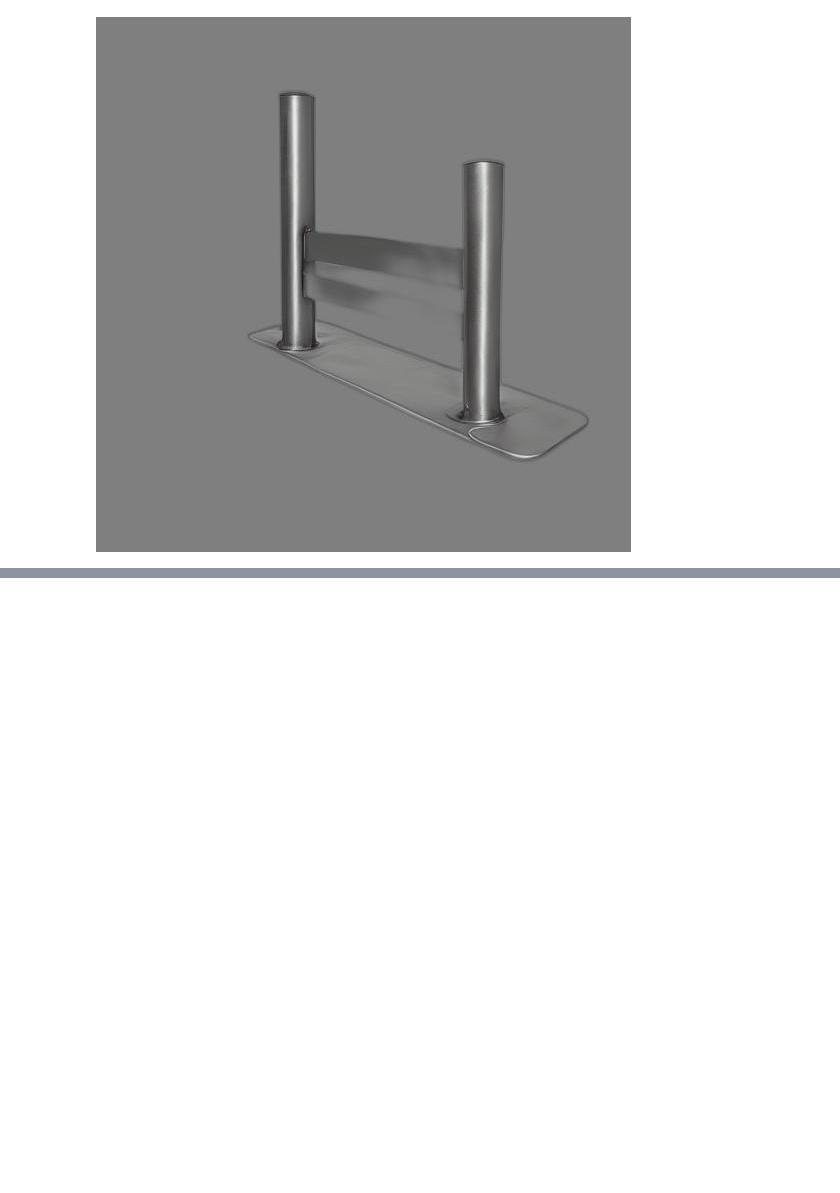
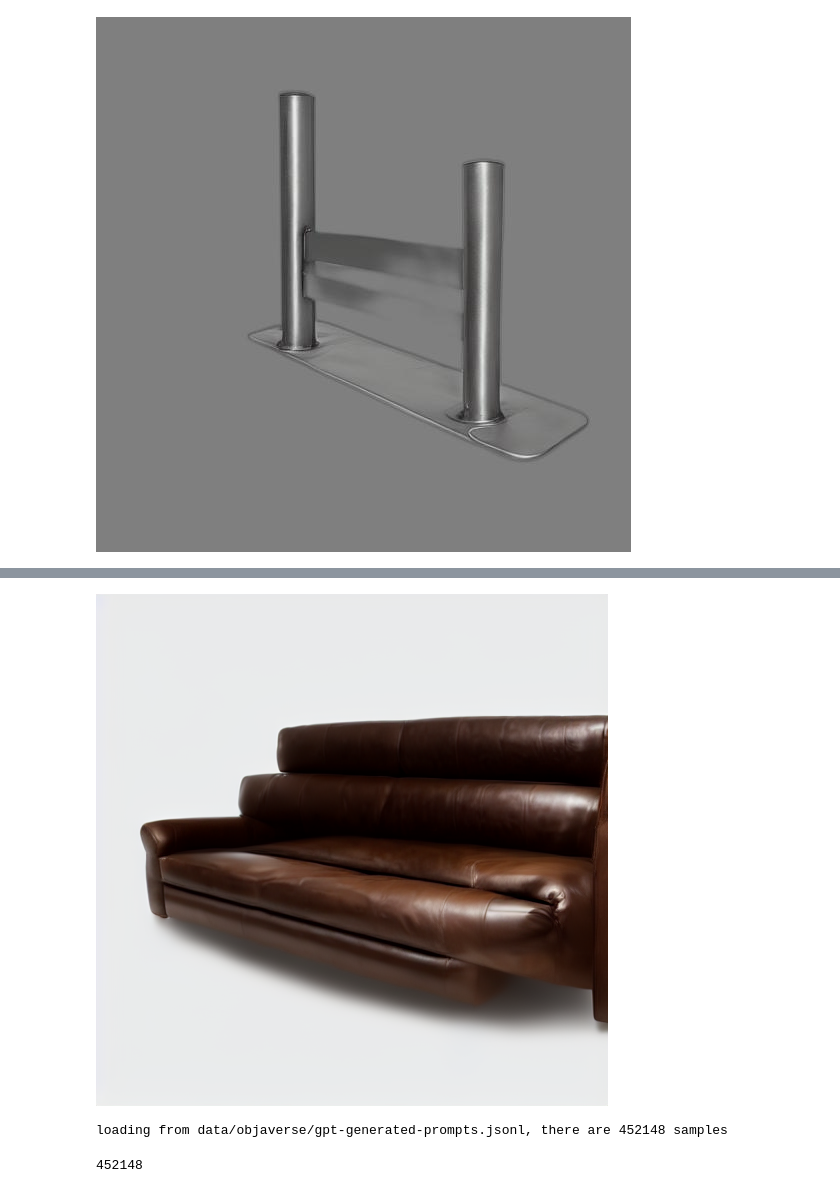
Before and after one commit to Youlixiya/instruct_tri2tri, a Jupyter notebook: test.ipynb, the cells around one changed output, grey strips where cells are left out. Cells and saved outputs as stored; diff of their text form; code cells hidden in the pictures; blank space fills up the shorter version.

Commit message:
instruct_tri2tri

```diff
--- a/test.ipynb
+++ b/test.ipynb
@@ -228,0 +229,14 @@ image
+# %%
+image1
+# %% [output]
+[figure, added]
+# %%
+from instruct_tri2tri.tinyllama_ft.train.finetune import read_jsonl
+
+datas = read_jsonl('data/objaverse/gpt-generated-prompts.jsonl')
+# %% [output]
+loading from data/objaverse/gpt-generated-prompts.jsonl, there are 452148 samples
+# %%
+len(datas)
+# %% [output]
+452148
```
Also changed, not shown: parts of 7 cells of this notebook, 2 other files.
